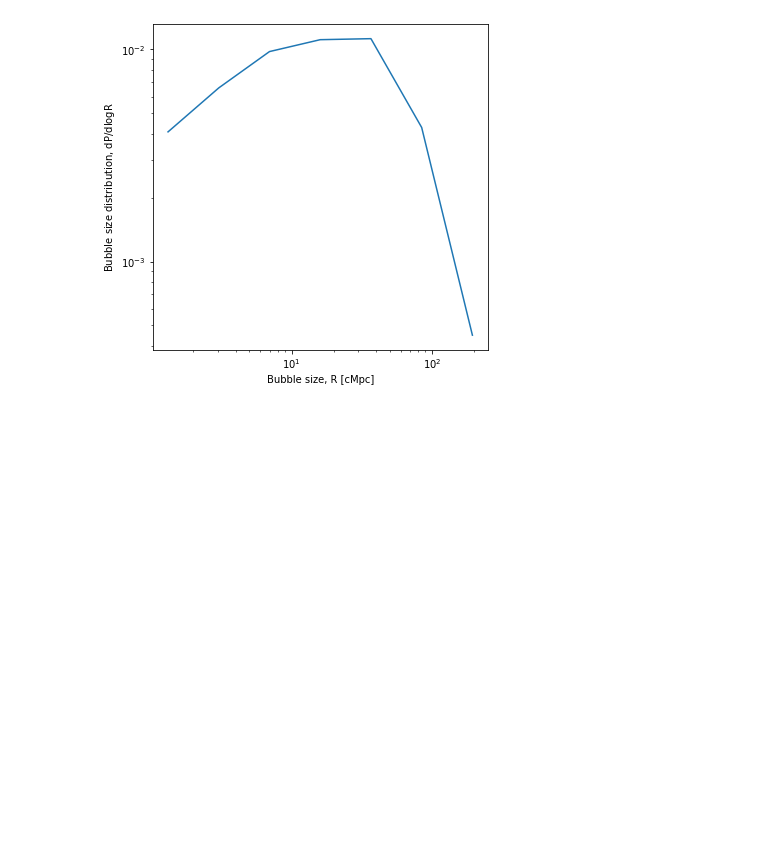
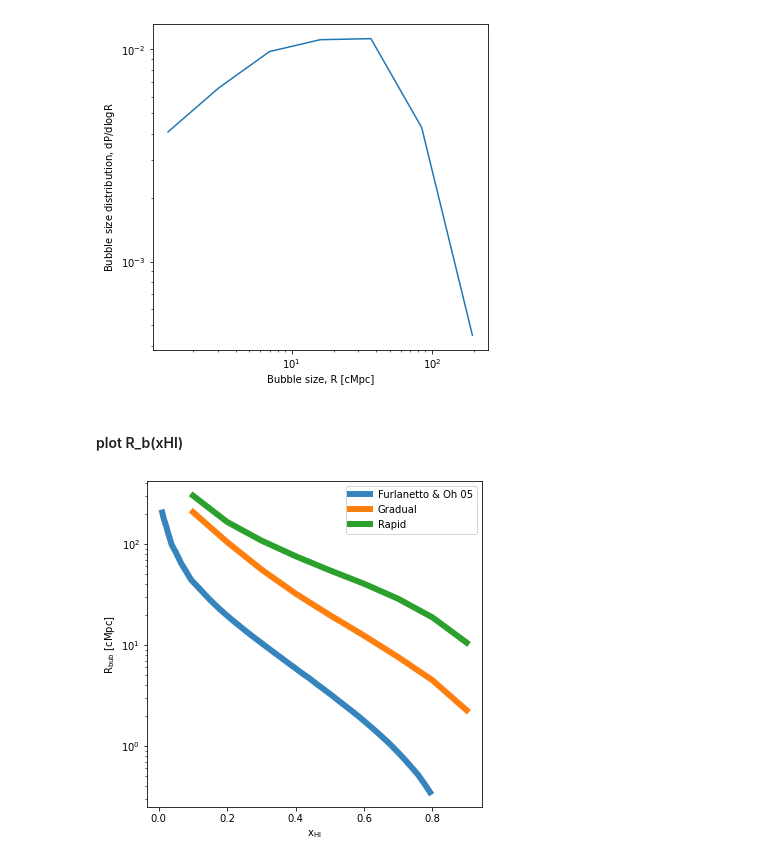
Before and after one commit to ting-yi-lu/bubble_size_overdensities_paper, a Jupyter notebook: notebooks/read_bubble_list_demo.ipynb, the cells around one changed output. Cells and saved outputs as stored; diff of their text form; code cells hidden in the pictures; blank space fills up the shorter version.

```diff
--- a/notebooks/read_bubble_list_demo.ipynb
+++ b/notebooks/read_bubble_list_demo.ipynb
@@ -60,7 +60,7 @@ for mod in models: # loop over reionization models
     muvbublist[mod]={}
     for z in zs: # loop over redshifts
         muvbublist[mod][str(z)]={}
-        boxdir=vars()['boxdir_'+mod+'_z'+str(z)+'_muv']
+        boxdir=vars()['dir_'+mod+'_z'+str(z)+'_muv']
         boxfils=np.sort(os.listdir(boxdir))
 
         for i,fil in enumerate(boxfils):
@@ -109,7 +109,7 @@ for mod in models: # loop over reionization models
     odbublist[mod]={}
     for z in zs: # loop over redshifts
         odbublist[mod][str(z)]={}
-        boxdir=vars()['boxdir_'+mod+'_z'+str(z)+'_od']
+        boxdir=vars()['dir_'+mod+'_z'+str(z)+'_od']
         boxfils=np.sort(os.listdir(boxdir))
 
         for i,fil in enumerate(boxfils):
@@ -136,7 +136,7 @@ for mod in models: # loop over reionization models
     fullbublist[mod]={}
     for z in zs: # loop over redshifts
         fullbublist[mod][str(z)]={}
-        boxdir=vars()['boxdir_'+mod+'_z'+str(z)+'_rall']
+        boxdir=vars()['dir_'+mod+'_z'+str(z)+'_rall']
         boxfils=np.sort(os.listdir(boxdir))
 
         for i,fil in enumerate(boxfils):
@@ -173,3 +173,32 @@ plt.ylabel(r'Bubble size distribution, $\mathrm{dP/dlogR}$')
 # %% [output]
 Text(0, 0.5, 'Bubble size distribution, $\\mathrm{dP/dlogR}$')
 [figure]
+# %% [markdown]
+#### plot R_b(xHI)
+# %%
+z=8
+xHI_all=np.arange(0.1,1.0,0.1)
+
+
+R_xHI=np.zeros((len(xHI_all),2))
+for xHIi,xHI in enumerate(xHI_all):
+    for modi,mod in enumerate(['fg','bg']):
+        xHI=str(xHI)
+        df=fullbublist[mod][str(z)][str(xHI)[:3]]
+        Rbubs=df.R_cMpc
+        R_xHI[xHIi,modi]=np.mean(Rbubs[Rbubs>0])
+
+plt.figure(figsize=(6,6))
+
+y=[0.348, 0.410, 0.518, 0.598, 0.727, 0.833, 0.984, 1.097, 1.310, 1.444, 1.710, 1.900, 2.224, 2.451, 2.851, 3.148, 3.671, 4.047, 4.706, 5.155, 5.930, 6.559, 7.642, 8.422, 9.688, 10.713, 12.494, 13.866, 16.241, 18.087, 21.432, 23.832, 28.384, 32.122, 39.225, 44.402, 54.103, 64.780, 82.563, 97.707, 125.437, 152.324, 179.883, 205.681]
+x=np.asarray([0.207,0.221,0.242,0.258,0.280,0.296,0.317,0.331,0.356,0.370,0.395,0.411,0.436,0.452,0.477,0.493,0.519,0.536,0.561,0.578,0.602,0.620,0.646,0.663,0.687,0.704,0.730,0.747,0.772,0.789,0.814,0.829,0.852,0.867,0.891,0.906,0.921,0.935,0.950,0.962,0.972,0.979,0.986,0.990])
+plt.plot(1-x,y,label='Furlanetto & Oh 05',linewidth=6,alpha=0.9)
+
+plt.plot(xHI_all,R_xHI[:,0],linewidth=6,label='Gradual')
+plt.plot(xHI_all,R_xHI[:,1],linewidth=6,label='Rapid')
+plt.legend()
+plt.xlabel(r'$\mathrm{x_{HI}}$')
+plt.ylabel(r'$\mathrm{R_{bub}}$ [cMpc]')
+plt.yscale('log')
+# %% [output]
+[figure, added]
```
